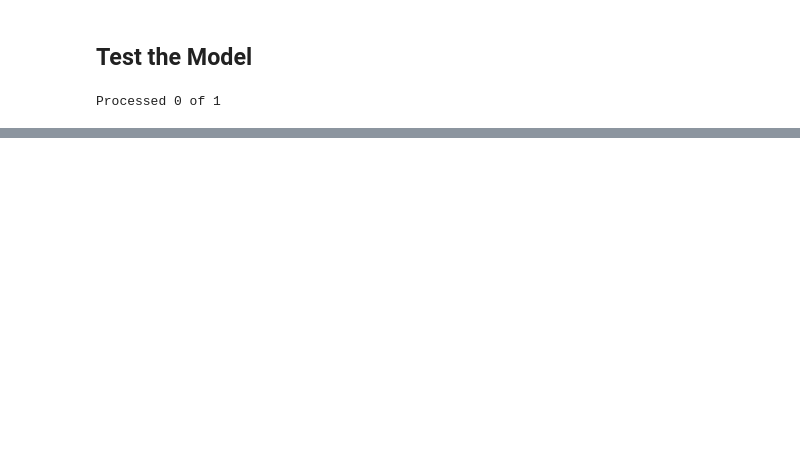
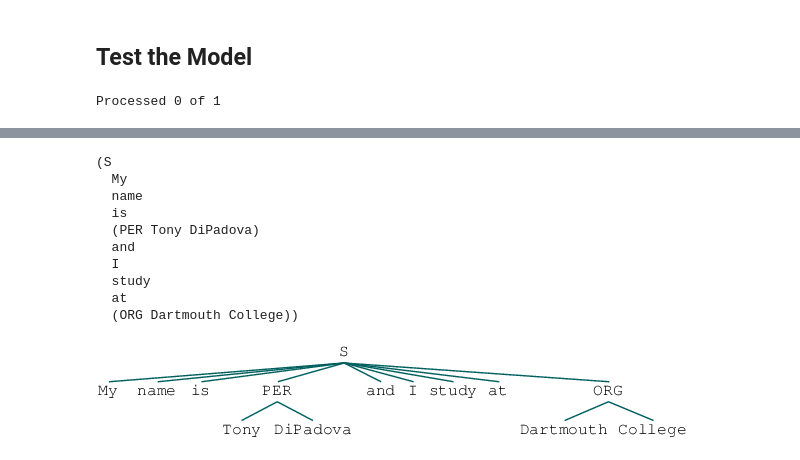
Before and after one commit to tdipadova3rd/Tagging, a Jupyter notebook: NER Model Tests.ipynb, the cells around one changed output, grey strips where cells are left out. Saved outputs shown, nothing was run; the diff lists cells and outputs as text; code cells hidden in the pictures; blank space fills up the shorter version.

```diff
--- a/NER Model Tests.ipynb
+++ b/NER Model Tests.ipynb
@@ -132,7 +149,7 @@ test_sent3 = 'You know the simplicity of Messer Nicia, that although he is a doc
 # %%
-test1 = nltk.word_tokenize(test_sent1)  # tokenize the sentence
-test1 = clean_sents([test1], max_length)
-test_X1 = get_padded_sentence_features(test1, num_features, max_length, wv)  # process the sentence
+test_sent = nltk.word_tokenize(test_sent)  # tokenize the sentence
+test = clean_sents([test_sent], max_length)
+test_X = get_padded_sentence_features(test, num_features, max_length, wv)  # process the sentence
 # %% [output]
 Processed 0 of 1
 # %%
@@ -145,5 +164,5 @@ print(labels1)
 # %%
-tags = [(test1[i], labels1[i]) for i in range(len(test1))]
+tags = [(test_sent[i], labels[i]) for i in range(len(test_sent))]
 # %%
 print(tags)
 # %% [output]
@@ -150,0 +170,48 @@ print(tags)
+# %%
+def tag2tree(tags):
+    string = '(S'
+    for i in range(len(tags)):
+        # beginning case
+        if i == 0 and tags[i][1] != 'O':
+            string += ' (' + tags[i][1][2:] + ' ' + tags[i][0]  # beginning is B-
+            if i + 1 < len(tags) and tags[i+1][1] == 'O':
+                string += ')'
+        elif tags[i][1] == 'O':
+            string += ' ' + tags[i][0]
+        else:
+            # middle cases
+            if i < len(tags) - 1:
+                if tags[i+1][1] == 'O' and tags[i][1][0] == 'I':
+                    string += ' ' + tags[i][0] + ')'
+                elif tags[i+1][1][0] == 'I' and tags[i][1][0] == 'I':
+                    string += ' ' + tags[i][0]
+                elif tags[i][1][0] == 'B' and tags[i+1][1] == 'O':
+                    string += ' (' + tags[i][1][2:] + ' ' + tags[i][0] + ')'
+                elif tags[i][1][0] == 'B' and tags[i+1][1][0] == 'I':
+                    string += ' (' + tags[i][1][2:] + ' ' + tags[i][0]
+            else:
+                # end cases
+                if tags[i][1][0] == 'B':
+                    string += ' (' + tags[i][1][2:] + ' ' + tags[i][0] + ')'
+                elif tags[i][1][0] == 'I':
+                    string += ' ' + tags[i][0] + ')'
+
+    string += ')'
+    tree = nltk.Tree.fromstring(string)
+    return tree
+# %%
+tree = tag2tree(tags)
+tree.pprint()
+display(tree)
+# %% [output]
+(S
+  My
+  name
+  is
+  (PER Tony DiPadova)
+  and
+  I
+  study
+  at
+  (ORG Dartmouth College))
+[figure, added]
```
Also changed, not shown: parts of 10 cells of this notebook, 5 other files.
